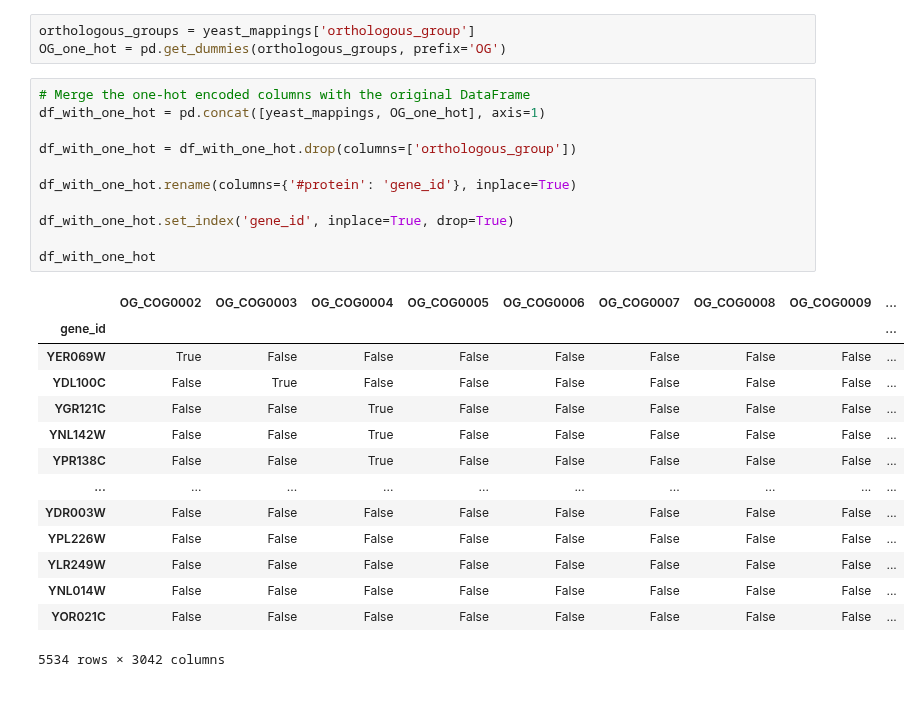
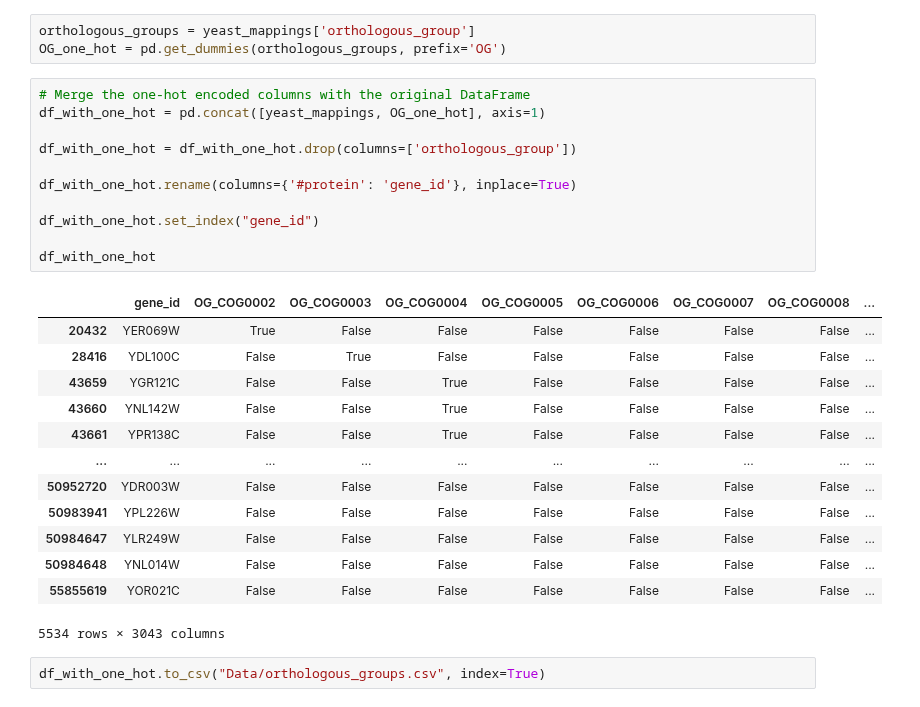
Before and after one commit to lesves/yeast-embeddings, a Jupyter notebook: StringDB.ipynb, the cells around one changed output. Drawn from its saved outputs; the diff is of its cells as text.

```diff
--- a/StringDB.ipynb
+++ b/StringDB.ipynb
@@ -127,26 +127,27 @@ OG_one_hot = pd.get_dummies(orthologous_groups, prefix='OG')
 # %%
 # Merge the one-hot encoded columns with the original DataFrame
 df_with_one_hot = pd.concat([yeast_mappings, OG_one_hot], axis=1)
 
 df_with_one_hot = df_with_one_hot.drop(columns=['orthologous_group'])
 
 df_with_one_hot.rename(columns={'#protein': 'gene_id'}, inplace=True)
 
-df_with_one_hot.set_index('gene_id', inplace=True, drop=True)
+df_with_one_hot.set_index("gene_id")
 
 df_with_one_hot
 # %% [output]
-|  | OG_COG0002 | OG_COG0003 | OG_COG0004 | OG_COG0005 | OG_COG0006 | OG_COG0007 | OG_COG0008 | OG_COG0009 | ... |
-| gene_id |  |  |  |  |  |  |  |  | ... |
-| YER069W | True | False | False | False | False | False | False | False | ... |
-| YDL100C | False | True | False | False | False | False | False | False | ... |
-| YGR121C | False | False | True | False | False | False | False | False | ... |
-| YNL142W | False | False | True | False | False | False | False | False | ... |
-| YPR138C | False | False | True | False | False | False | False | False | ... |
+|  | gene_id | OG_COG0002 | OG_COG0003 | OG_COG0004 | OG_COG0005 | OG_COG0006 | OG_COG0007 | OG_COG0008 | ... |
+| 20432 | YER069W | True | False | False | False | False | False | False | ... |
+| 28416 | YDL100C | False | True | False | False | False | False | False | ... |
+| 43659 | YGR121C | False | False | True | False | False | False | False | ... |
+| 43660 | YNL142W | False | False | True | False | False | False | False | ... |
+| 43661 | YPR138C | False | False | True | False | False | False | False | ... |
 | ... | ... | ... | ... | ... | ... | ... | ... | ... | ... |
-| YDR003W | False | False | False | False | False | False | False | False | ... |
-| YPL226W | False | False | False | False | False | False | False | False | ... |
-| YLR249W | False | False | False | False | False | False | False | False | ... |
-| YNL014W | False | False | False | False | False | False | False | False | ... |
-| YOR021C | False | False | False | False | False | False | False | False | ... |
+| 50952720 | YDR003W | False | False | False | False | False | False | False | ... |
+| 50983941 | YPL226W | False | False | False | False | False | False | False | ... |
+| 50984647 | YLR249W | False | False | False | False | False | False | False | ... |
+| 50984648 | YNL014W | False | False | False | False | False | False | False | ... |
+| 55855619 | YOR021C | False | False | False | False | False | False | False | ... |
-5534 rows × 3042 columns
+5534 rows × 3043 columns
+# %%
+df_with_one_hot.to_csv("Data/orthologous_groups.csv", index=True)
```
Also changed, not shown: 4 other files.
